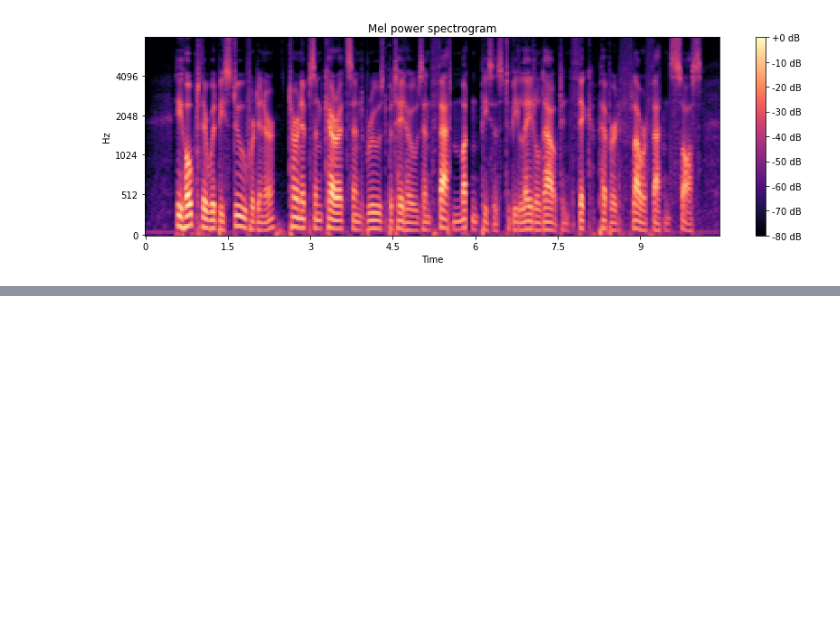
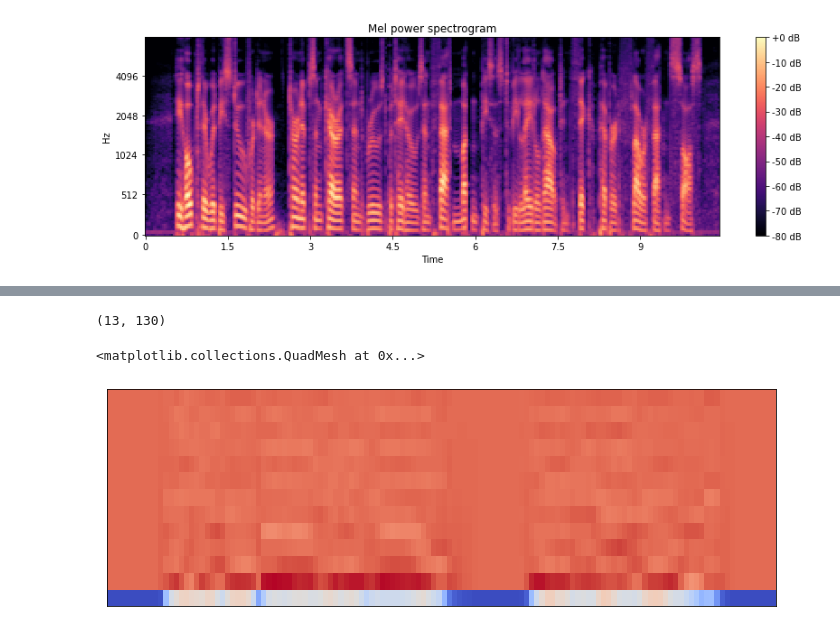
Before and after one commit to DevTae/Digital-Signal-Processing-Exercise, a Jupyter notebook: Digital-Signal-Processing-Exercise.ipynb, the cells around one changed output, grey strips where cells are left out. Saved outputs shown, nothing was run; the diff lists cells and outputs as text; code cells hidden in the pictures; blank space fills up the shorter version.

```diff
--- a/Digital-Signal-Processing-Exercise.ipynb
+++ b/Digital-Signal-Processing-Exercise.ipynb
@@ -398,0 +448,16 @@ plt.tight_layout()
+# %%
+# 화자별로 다르게 나타나는 MFCC 확인
+audioData_female = test_dataset[170][0][0]
+sr_female = test_dataset[1][1]
+ipd.Audio(audioData, rate=sr_female)
+
+S_female = librosa.feature.melspectrogram(audioData_female.numpy(), sr=sr_female, n_mels=40)
+log_S_female = librosa.power_to_db(S_female, ref=np.max)
+mfcc_female = librosa.feature.mfcc(S=log_S_female, n_mfcc=13)
+print(mfcc_female.shape)
+plt.figure(figsize=(12,4))
+librosa.display.specshow(mfcc_female)
+# %% [output]
+(13, 130)
+<matplotlib.collections.QuadMesh at 0x...>
+[figure, added]
```
Also changed, not shown: parts of 9 cells of this notebook.
